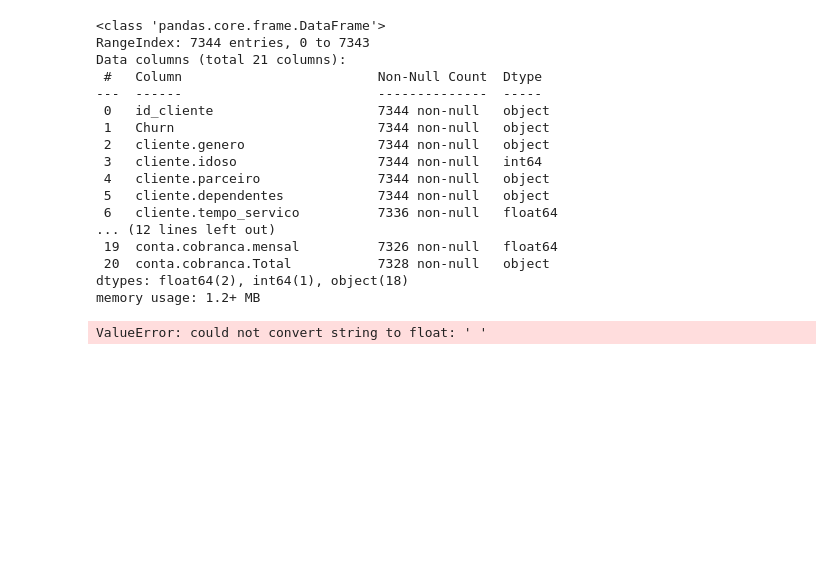
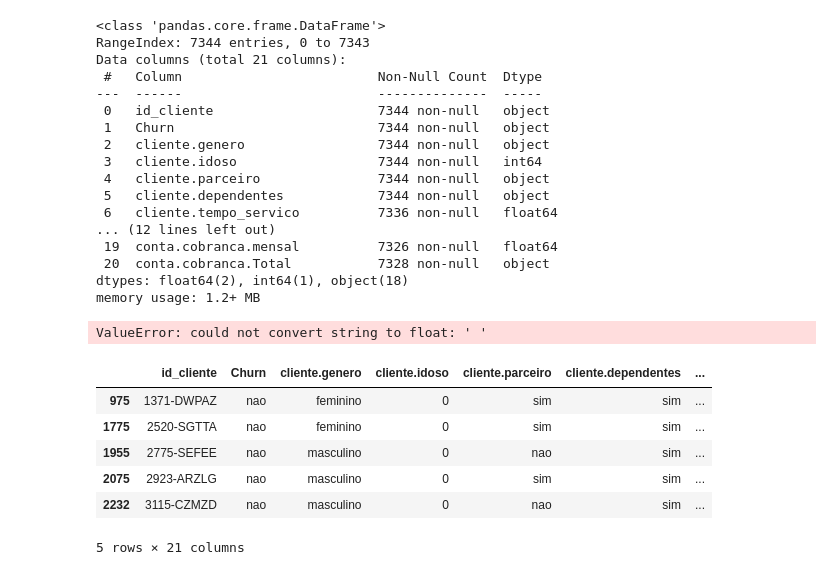
Before and after one commit to RafaelBernardinoDev/DataScience, a Jupyter notebook: Limpeza_Tratamento_Churn.ipynb, the cells around one changed output. Cells and saved outputs as stored; diff of their text form; code cells hidden in the pictures; blank space fills up the shorter version.

```diff
--- a/Limpeza_Tratamento_Churn.ipynb
+++ b/Limpeza_Tratamento_Churn.ipynb
@@ -159,2 +159,12 @@ dados_normalizados['conta.cobranca.Total'] = dados_normalizados['conta.cobranca.
 # %% [output]
 ValueError: could not convert string to float: ' '
+# %%
+dados_normalizados[dados_normalizados['conta.cobranca.Total'] == ' '].head()# Filtro para entender quais clientes foram afetados
+# %% [output]
+|  | id_cliente | Churn | cliente.genero | cliente.idoso | cliente.parceiro | cliente.dependentes | ... |
+| 975 | 1371-DWPAZ | nao | feminino | 0 | sim | sim | ... |
+| 1775 | 2520-SGTTA | nao | feminino | 0 | sim | sim | ... |
+| 1955 | 2775-SEFEE | nao | masculino | 0 | nao | sim | ... |
+| 2075 | 2923-ARZLG | nao | masculino | 0 | sim | sim | ... |
+| 2232 | 3115-CZMZD | nao | masculino | 0 | nao | sim | ... |
+5 rows × 21 columns
```
Also changed, not shown: parts of 7 cells of this notebook.
